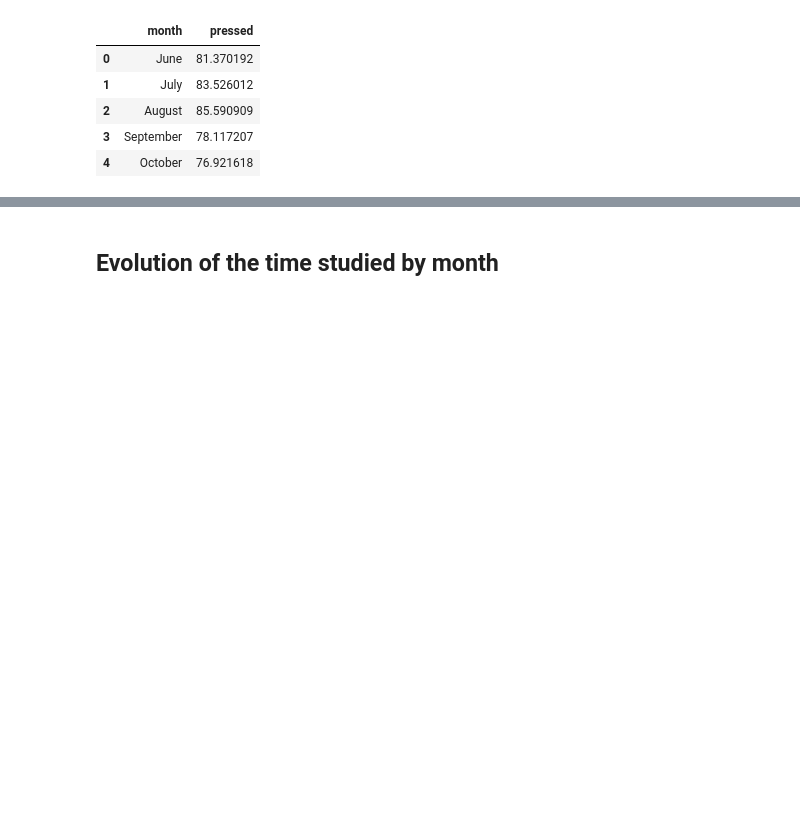
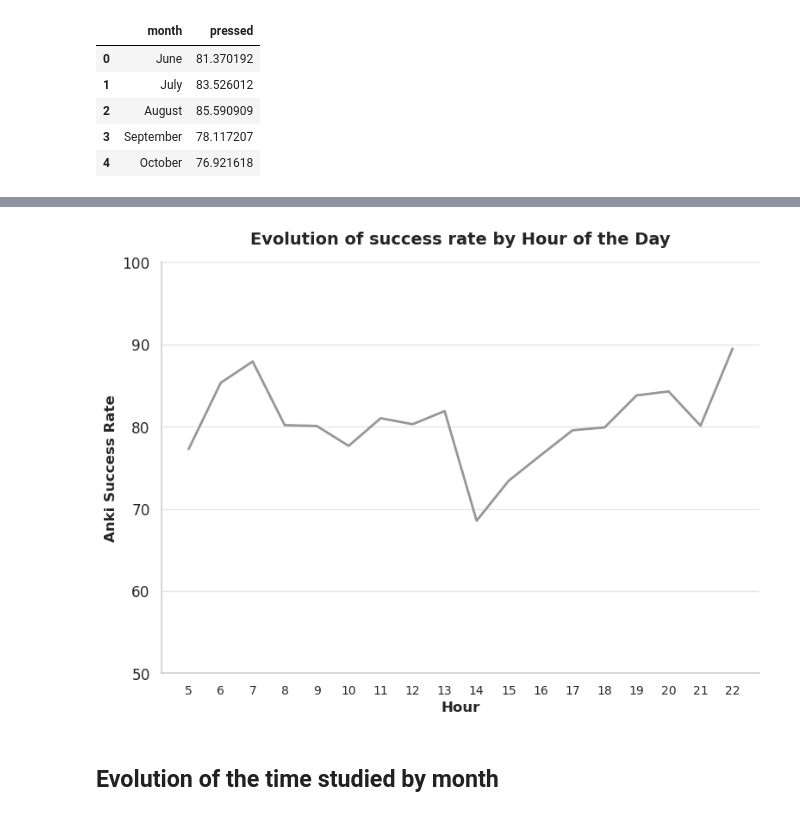
Before and after one commit to Oddman43/BIR_EDA, a Jupyter notebook: notebooks/data_analysis.ipynb, the cells around one changed output, grey strips where cells are left out. Saved outputs shown, nothing was run; the diff lists cells and outputs as text; code cells hidden in the pictures; blank space fills up the shorter version.

```diff
--- a/notebooks/data_analysis.ipynb
+++ b/notebooks/data_analysis.ipynb
@@ -916,0 +922,7 @@ plt.show()
+# %%
+anki_decks_sr_h = anki_decks_sr.copy()
+anki_decks_sr_h["hour"] = anki_decks_sr_h["date_reviewed"].dt.hour
+anki_decks_sr_h = (anki_decks_sr_h.groupby(["hour"], observed=True, as_index=False)["pressed"].mean())
+anki_decks_sr_h["pressed"] = anki_decks_sr_h["pressed"] *100
+anki_decks_sr_h["hour"] = anki_decks_sr_h["hour"].astype(int)
+anki_decks_sr_h.info()
@@ -917,3 +939,33 @@ plt.show()
+# %%
+plt.figure(figsize=(8, 6))
+ax = sns.lineplot(
+        data=anki_decks_sr_h,
+        x="hour",
+        y="pressed",
+        linewidth=2,
+        color = "#919191F1"
+)
+
+ticks = sorted(anki_decks_sr_h["hour"].unique())
+ax.set_xlabel("Hour", fontsize=12)
+ax.set_ylabel("Anki Success Rate", fontsize=12)
+ax.set_title("Evolution of success rate by Hour of the Day", fontsize=14, weight="bold", pad= 15)
+ax.spines["top"].set_visible(False)
+ax.spines["right"].set_visible(False)
+ax.spines["left"].set_color("0.8")
+ax.spines["bottom"].set_color("0.8")
+ax.grid(axis="y", color="0.9", linewidth=1)
+ax.grid(axis="x", visible=False)
+ax.tick_params(axis='x', labelsize=10)
+ax.set_ylim(50, 100)
+ax.set_xticks(ticks)
+ax.set_xticklabels(ticks)
+
+plt.tight_layout()
+plt.savefig("../images/lineplot_evolution_anki_hour_success_rate.png", dpi=300, bbox_inches="tight")
+plt.show()
+# %% [output]
+[figure, added]
 # %% [markdown]
 ## Evolution of the time studied by month
 # %%
```
Also changed, not shown: parts of 11 cells of this notebook, 2 other files.
